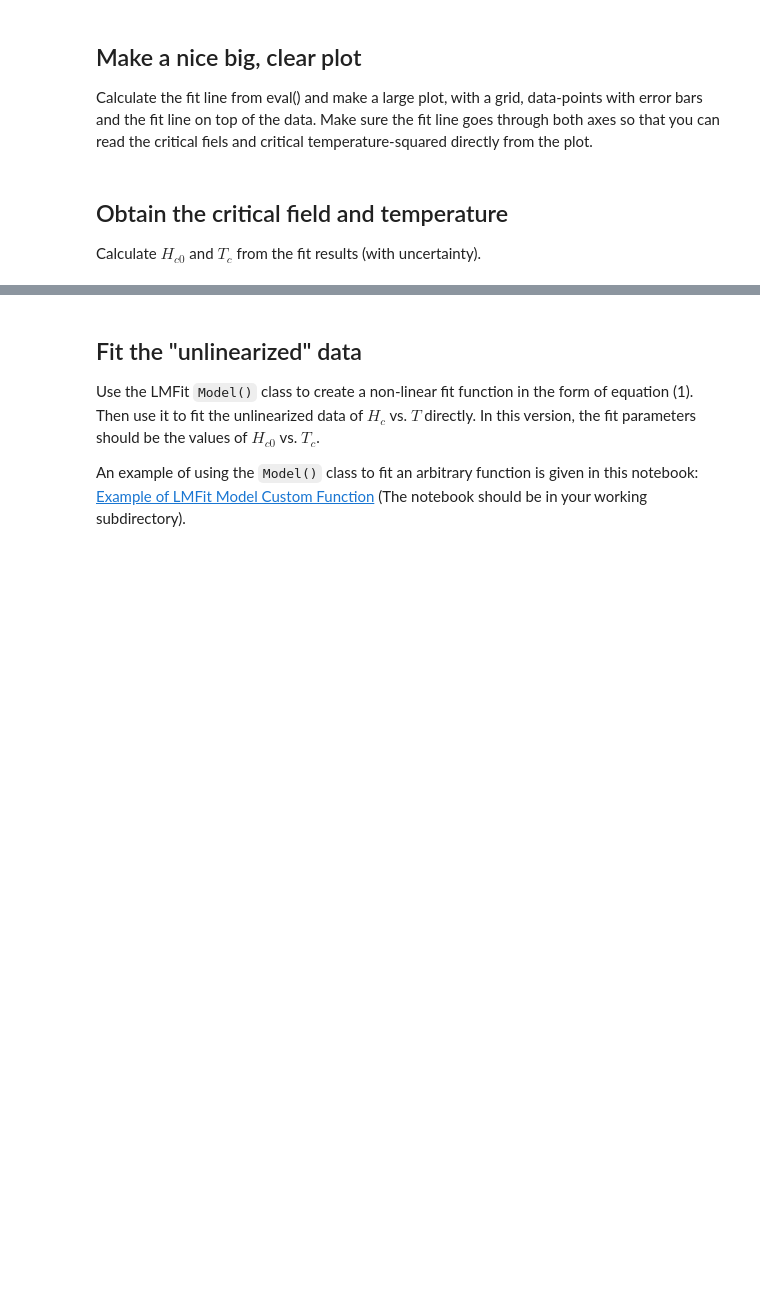
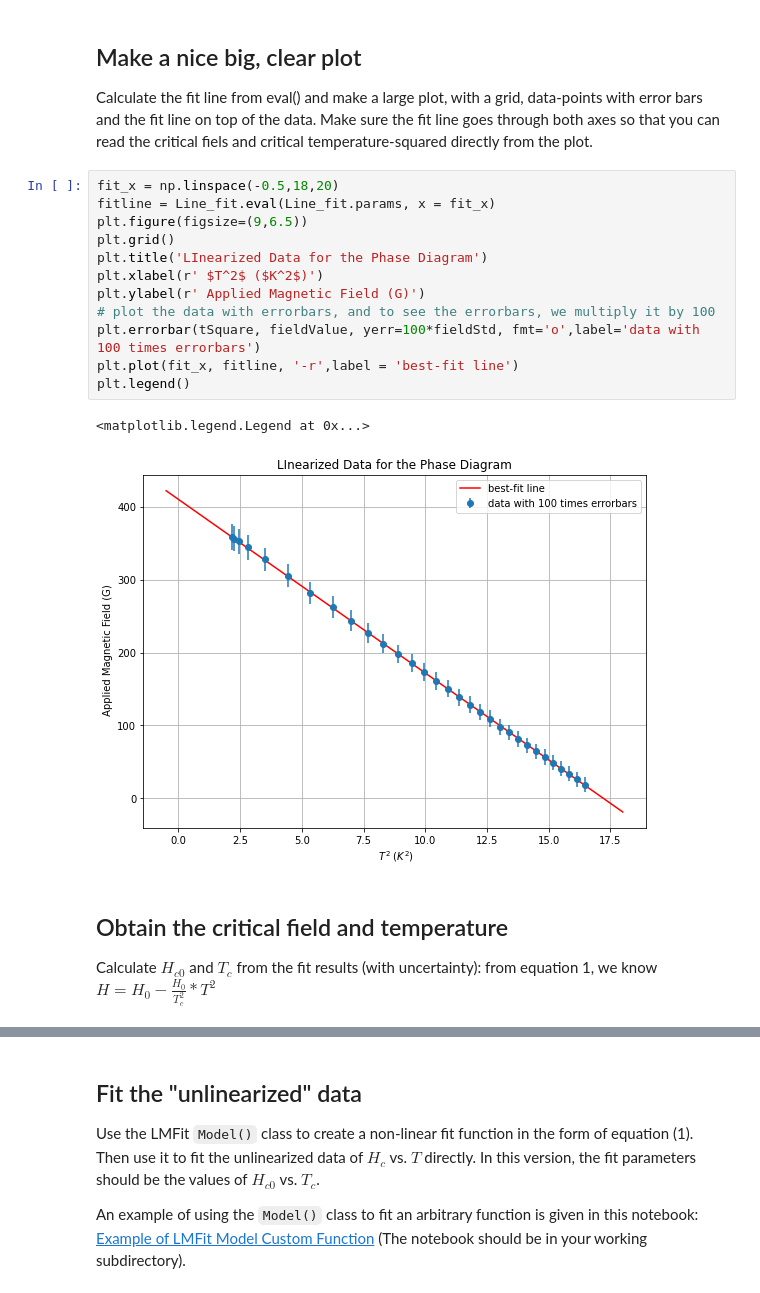
Before and after one commit to ahserhan/CMX, a Jupyter notebook: low-temperature-superconductivity/Superconductivity Individual Analysis (Template).ipynb, the cells around one changed output, grey strips where cells are left out. Saved outputs shown, nothing was run; the diff lists cells and outputs as text; blank space fills up the shorter version.

```diff
--- a/low-temperature-superconductivity/Superconductivity Individual Analysis (Template).ipynb
+++ b/low-temperature-superconductivity/Superconductivity Individual Analysis (Template).ipynb
@@ -177,7 +230,22 @@ Obtain the slope and intercept, plus uncertainty.
 ## Make a nice big, clear plot
 
 Calculate the fit line from eval() and make a large plot, with a grid, data-points with error bars and the fit line on top of the data.  Make sure the fit line goes through both axes so that you can read the critical fiels and critical temperature-squared directly from the plot.
+# %%
+fit_x = np.linspace(-0.5,18,20)
+fitline = Line_fit.eval(Line_fit.params, x = fit_x)
+plt.figure(figsize=(9,6.5))
+plt.grid()
+plt.title('LInearized Data for the Phase Diagram')
+plt.xlabel(r' $T^2$ ($K^2$)')
+plt.ylabel(r' Applied Magnetic Field (G)')
+# plot the data with errorbars, and to see the errorbars, we multiply it by 100
+plt.errorbar(tSquare, fieldValue, yerr=100*fieldStd, fmt='o',label='data with 100 times errorbars')
+plt.plot(fit_x, fitline, '-r',label = 'best-fit line')
+plt.legend()
+# %% [output]
+<matplotlib.legend.Legend at 0x...>
+[figure, added]
 # %% [markdown]
 ## Obtain the critical field and temperature
 
-Calculate $H_{c0}$ and $T_c$ from the fit results (with uncertainty).
+Calculate $H_{c0}$ and $T_c$ from the fit results (with uncertainty): from equation 1, we know $H = H_0 - \frac{H_0}{T_c^2}* T^2$
```
Also changed, not shown: parts of 5 cells of this notebook.
